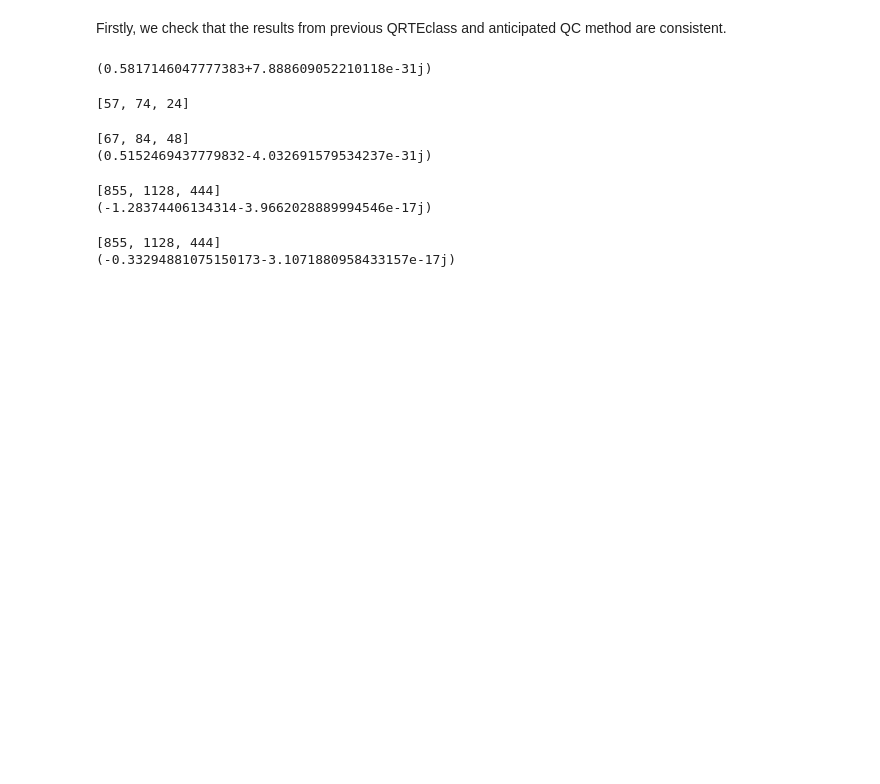
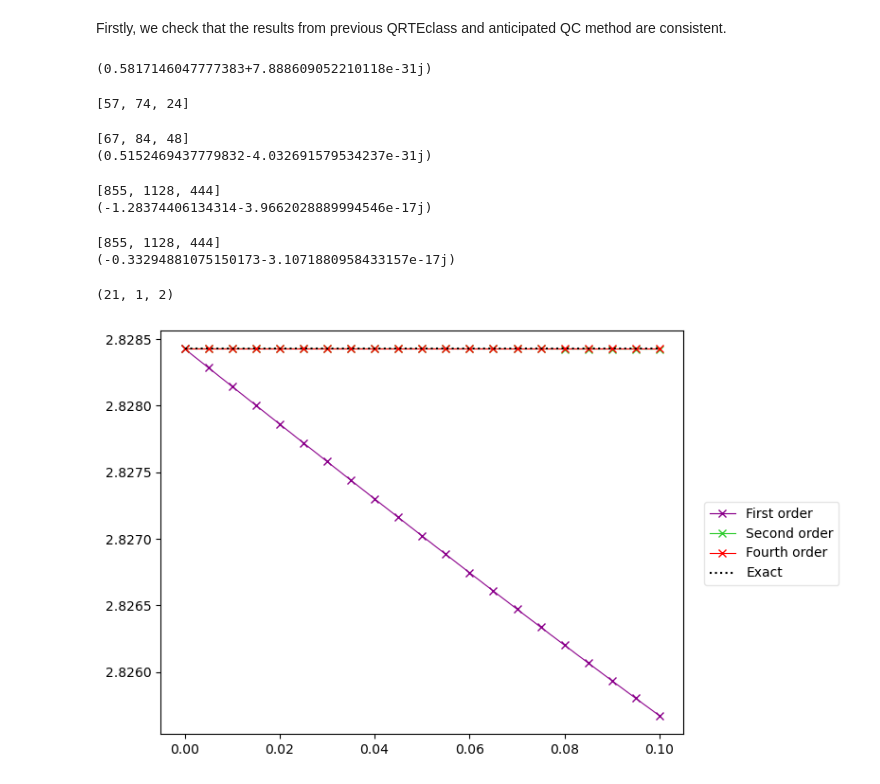
Before and after one commit to schauu/vqe_U, a Jupyter notebook: TrotterQRTE/QRTE trotter.ipynb, the cells around one changed output. Cells and saved outputs as stored; diff of their text form; code cells hidden in the pictures; blank space fills up the shorter version.

```diff
--- a/TrotterQRTE/QRTE trotter.ipynb
+++ b/TrotterQRTE/QRTE trotter.ipynb
@@ -1624,3 +1632,61 @@ print(expectation)
 # %% [output]
 [855, 1128, 444]
 (-0.33294881075150173-3.1071880958433157e-17j)
+# %%
+exact_times = np.linspace(0, time, 101)
+hamiltonian = get_hamiltonian_i(5, 1/np.sqrt(2), True)
+# We compute the exact evolution using the exp
+H = get_hamiltonian_y(5, 1/np.sqrt(2), True)
+H_array = H.to_matrix()
+exact_evolution = [initial_state.evolve(sc.linalg.expm(-1j * time * H_array)) for time in exact_times]
+exact_energy = np.real([sv.expectation_value(hamiltonian) for sv in exact_evolution])
+
+
+final_time = 0.1 #time
+time_step = 20 #time_step
+# First spin up, second spin down
+# (remember that the labels are interpreted from right to left)
+initial_state = Statevector.from_label("00000")
+
+problem = TimeEvolutionProblem(H, initial_state=initial_state, time=final_time, aux_operators=[hamiltonian])
+trotter= TrotterQRTE(num_timesteps=time_step, estimator=Estimator())
+result = trotter.evolve(problem)
+print(np.array(result.observables).shape)
+# We define a slightly denser time mesh
+exact_times = np.linspace(0, final_time, 101)
+
+# We compute the exact evolution using the exp
+exact_evolution = [initial_state.evolve(sc.linalg.expm(-1j * time * H_array)) for time in exact_times]
+exact_energy = np.real([sv.expectation_value(hamiltonian) for sv in exact_evolution])
+expectation = np.array(result.observables)[:,:,0][:,0]
+
+trotter2 = TrotterQRTE(SuzukiTrotter(order=2), num_timesteps=time_step, estimator=Estimator())
+result2 = trotter2.evolve(problem)
+expectation2 = np.array(result2.observables)[:,:,0][:,0]
+
+trotter4 = TrotterQRTE(SuzukiTrotter(order=4), num_timesteps=time_step, estimator=Estimator())
+result4 = trotter4.evolve(problem)
+expectation4 = np.array(result4.observables)[:,:,0][:,0]
+
+fig, axes = plt.subplots()
+times = np.linspace(0, final_time, time_step + 1)  # includes initial state
+axes.plot(
+    times, expectation, label="First order", marker="x", c="darkmagenta", ls="-", lw=0.8
+)
+axes.plot(
+    times, expectation2, label="Second order", marker="x", c="limegreen", ls="-", lw=0.8
+)
+axes.plot(
+    times, expectation4, label="Fourth order", marker="x", c="r", ls="-", lw=0.8
+)
+axes.plot(exact_times, exact_energy, c="k", ls=":", label="Exact")
+legend = fig.legend(
+    *axes.get_legend_handles_labels(),
+    bbox_to_anchor=(1.0, 0.5),
+    loc="center left",
+    framealpha=0.5,
+)
+fig.tight_layout()
+# %% [output]
+(21, 1, 2)
+[figure, added]
```
Also changed, not shown: parts of 3 cells of this notebook, 3 other files.
